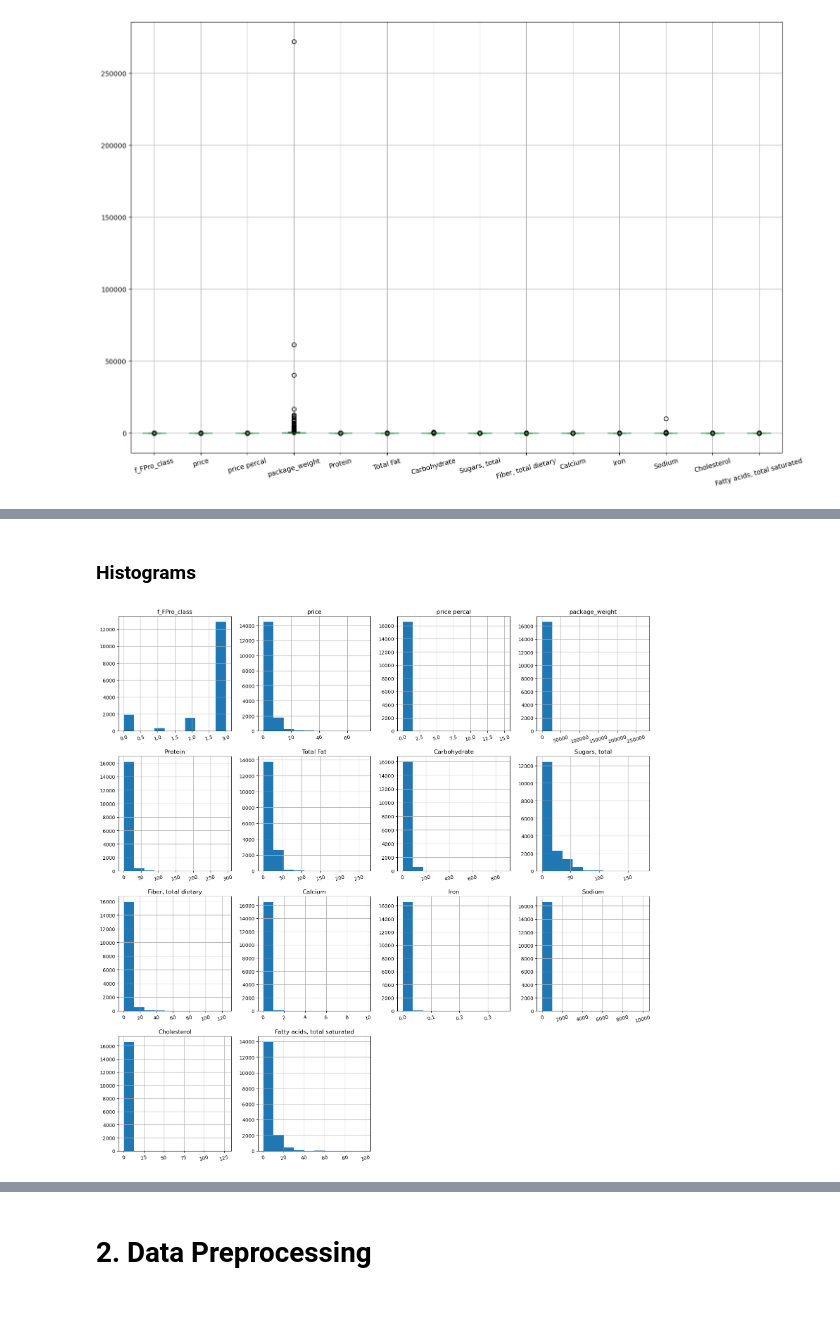
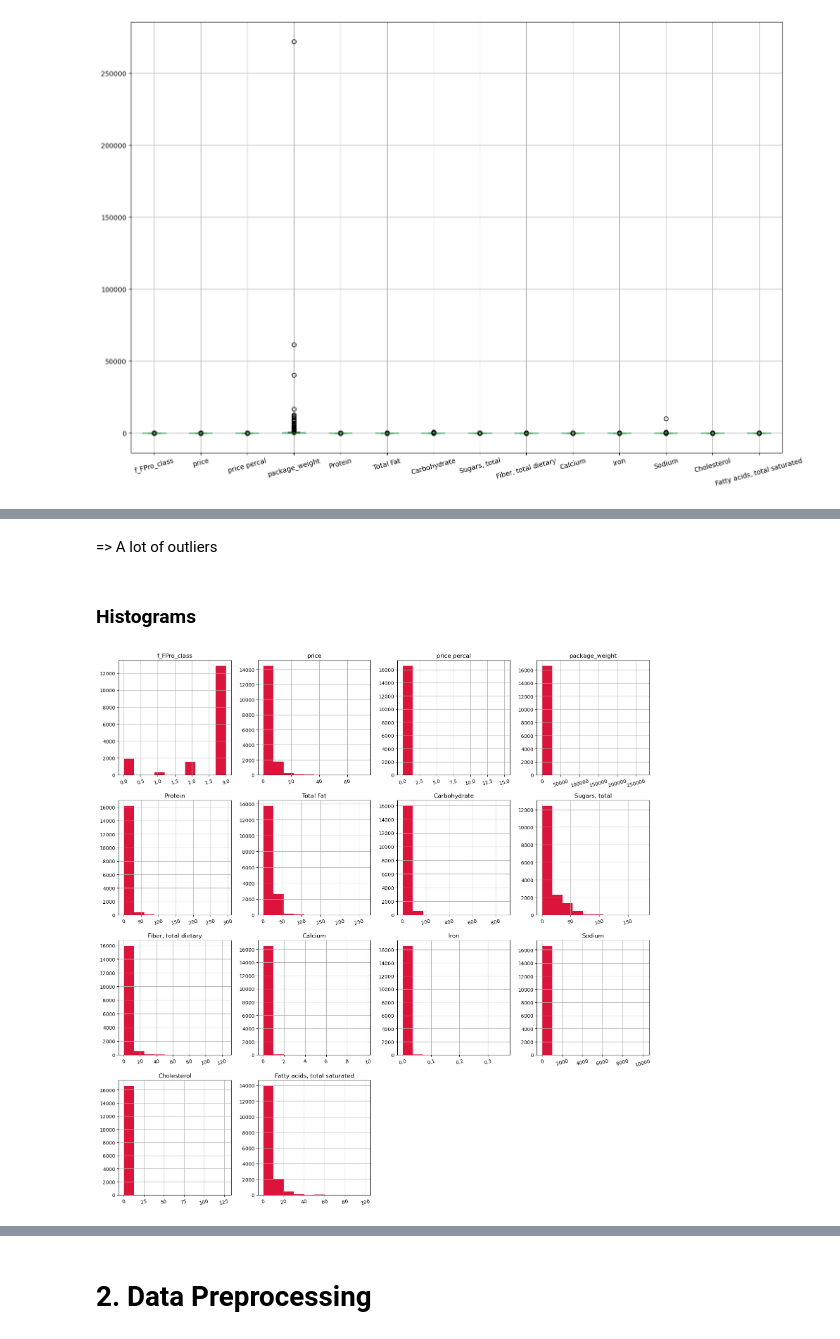
Before and after one commit to trieuhaivo/cap5771-project, a Jupyter notebook: t06_code.ipynb, the cells around one changed output, grey strips where cells are left out. Cells and saved outputs as stored; diff of their text form; code cells hidden in the pictures; blank space fills up the shorter version.

```diff
--- a/t06_code.ipynb
+++ b/t06_code.ipynb
@@ -189,12 +209,14 @@ plt.show()
+# %% [markdown]
+=> A lot of outliers
 # %% [markdown]
 ### Histograms
 # %%
-axes = df.hist(figsize=(16, 16))
+axes = df.hist(figsize=(16, 16), color='crimson')
 
 for ax in axes.flatten():
     ax.tick_params(axis='x', rotation=15)
 
 plt.tight_layout()
 plt.show()
 # %% [output]
-[figure, old version]
+[figure, new version]
```
Also changed, not shown: parts of 15 cells of this notebook.
